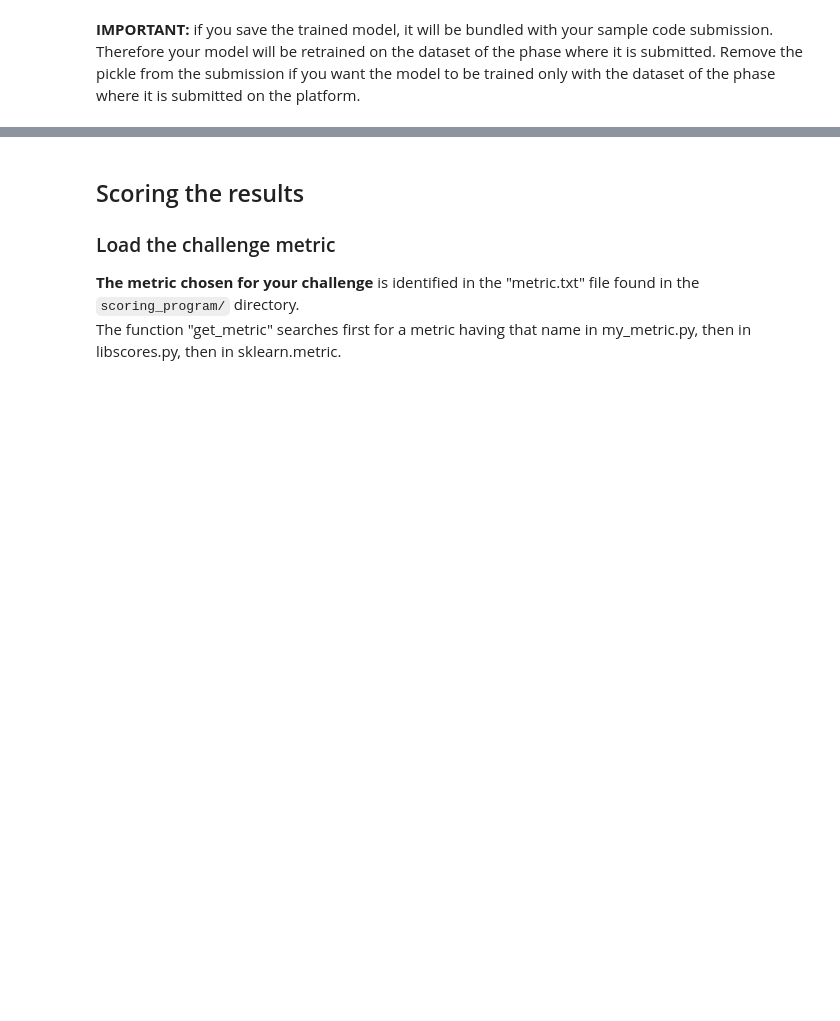
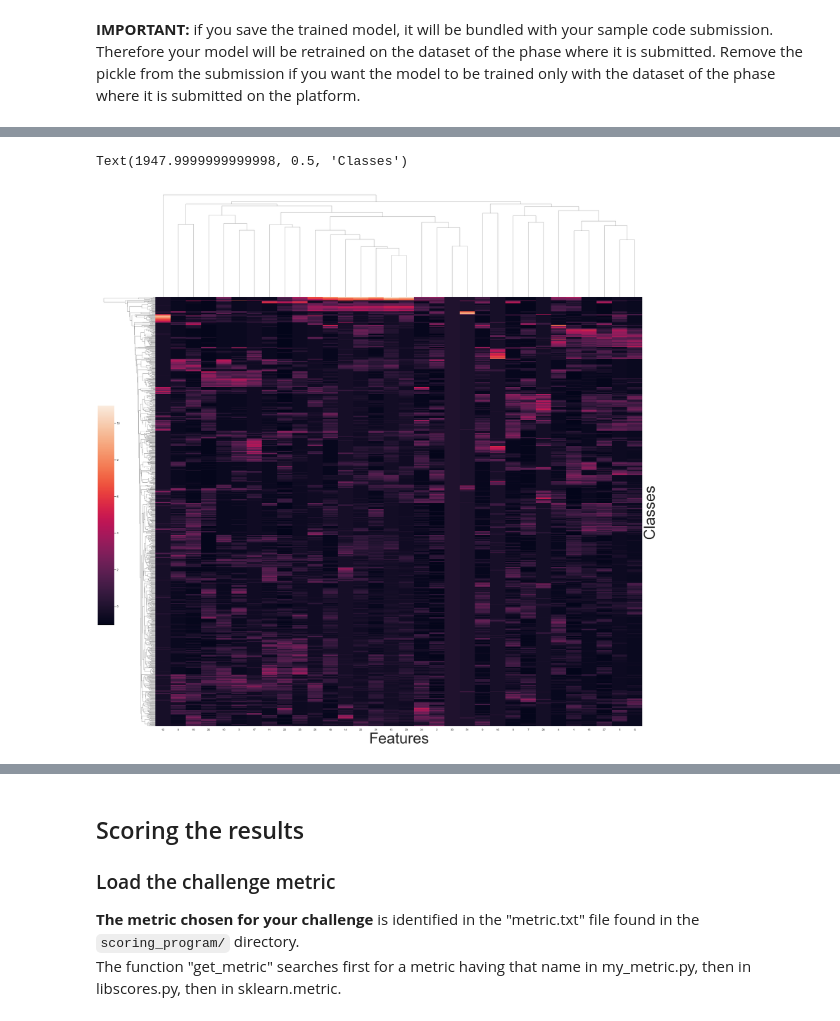
Before and after one commit to ElsaLopez133/PACHAMAMA, a Jupyter notebook: starting_kit/README.ipynb, the cells around one changed output, grey strips where cells are left out. Drawn from its saved outputs; the diff is of its cells as text; code cells hidden in the pictures; blank space fills up the shorter version.

```diff
--- a/starting_kit/README.ipynb
+++ b/starting_kit/README.ipynb
@@ -331,0 +319,3 @@ write(result_name + '_test.predict', Y_hat_test)
+# %%
+ history = model.fit(X_TRAIN,Y_TRAIN_HOT,epochs = 50 , batch_size=128)
+# history = model.fit(X_TRAIN,Y_TRAIN_HOT,epochs = 500 , batch_size=128, callbacks=[early_stopping], validation_split = 0.3)
@@ -331,0 +428,15 @@ write(result_name + '_test.predict', Y_hat_test)
+# %%
+g = sns.clustermap(intermediate,
+                   figsize=(30, 30),
+                   row_cluster=True,
+                   col_cluster=True,
+                   dendrogram_ratio=(.1, .2),
+                   cbar_pos=(0, .2, .03, .4),
+                   xticklabels=True,
+                   yticklabels=False)
+g.ax_heatmap.set_xlabel('Features', fontsize = 60)
+g.ax_heatmap.set_ylabel('Classes', fontsize = 60)
+#plt.setp(g.ax_heatmap.get_yticklabels(), rotation=90)
+# %% [output]
+Text(1947.9999999999998, 0.5, 'Classes')
+[figure, added]
```
Also changed, not shown: parts of 38 cells of this notebook.
